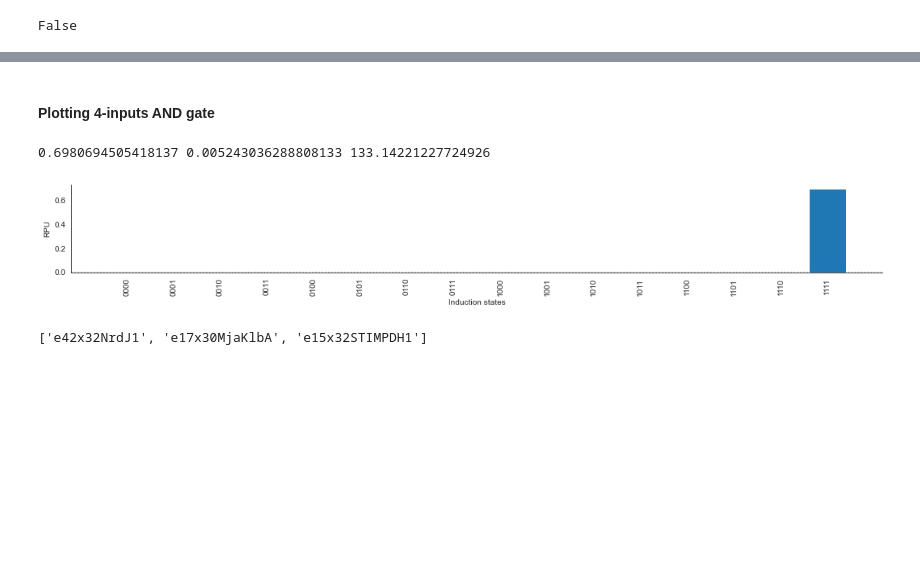
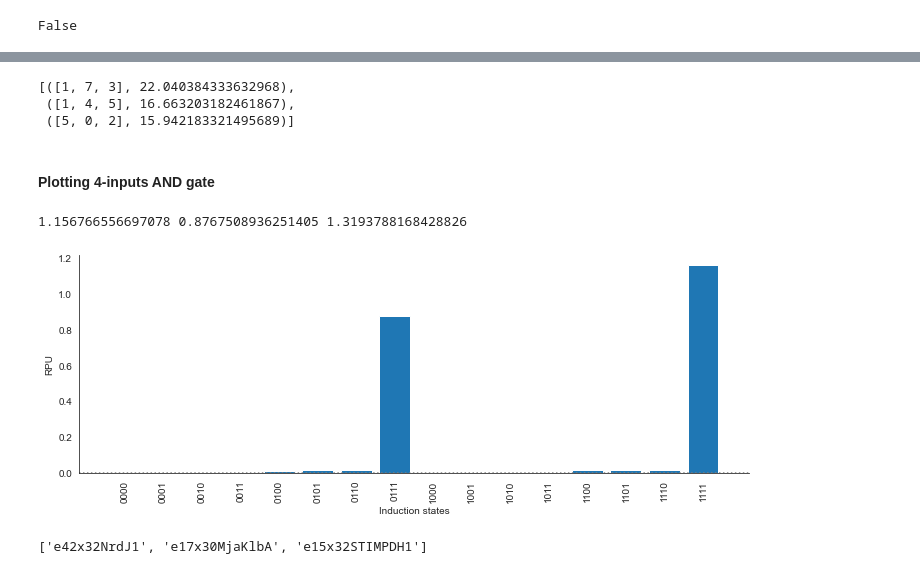
Before and after one commit to rmardian/intein-based-circuits, a Jupyter notebook: Signal Matching - Updated.ipynb, the cells around one changed output, grey strips where cells are left out. Cells and saved outputs as stored; diff of their text form; code cells hidden in the pictures; blank space fills up the shorter version.

```diff
--- a/Signal Matching - Updated.ipynb
+++ b/Signal Matching - Updated.ipynb
@@ -101,3 +101,13 @@ inducers = [
     [1.0957813643749393e-17, 1.2106667891676, 4.633309896886311, 7.370992838892073, 7.99133502045251, 8.080680676620355],
     [2.1140508404516445e-16, 0.013913767421852795, 0.04708753302668632, 0.1481921474634383, 0.38432925220642106, 0.706446628596465],
 ]
+# %%
+ara_rpu = [0.01866272721909743, 0.018662758406971503, 0.018663174328483034, 0.018669139227864114, 0.018754681366803718, 0.01998134569699118, 0.037553287271685845, 0.2855753748649402, 3.1780033414207476, 12.94761562060246, 16.501814359447273, 16.823954609817722]
+ohc14_rpu = [1.365845205649679e-12, 1.477809602543448e-08, 2.0126270200342847e-07, 2.7412100433656457e-06, 3.733535555988354e-05, 0.0005084518764194502, 0.0069138207147784935, 0.09210718741881846, 0.9665193941238823, 3.1899661887779125, 3.8382539899376513, 3.8963923018006925]
+cuma_rpu = [3.575023694350424e-27, 0.015516608586247045, 0.03350318091899451, 0.07165827267981141, 0.15026467493653695, 0.302879007101705, 0.5677451197898489, 0.9489157692128366, 1.3720392703934798, 1.7254466182928356, 1.9569898978633842, 2.085543568949304]
+ahl_rpu = [2.9144583244448006e-14, 0.016371822448534235, 0.040914484578614636, 0.10129783845740496, 0.24851484541441368, 0.5938269471580947, 1.3351050307360446, 2.6617291185039744, 4.42741186589367, 6.022366723674042, 7.0361136783311125, 7.543994698752634]
+dapg_rpu = [1.302244740421529, 1.4165373033861792, 1.6930952535547543, 2.566015230022873, 4.788813170869853, 8.30446063763264, 11.13455345004793, 12.416879362194244, 12.84666622178346, 12.97551746744394, 13.012828135465469, 13.023522460886193]
+sal_rpu = [1.8474063001429318e-17, 0.021875582902283607, 0.05062636029349429, 0.11662623217219029, 0.26586718539192944, 0.5921268964337124, 1.2555468238624077, 2.42583007362859, 4.052115564797809, 5.696489596328492, 6.902604441331279, 7.5950206097534565]
+rha_rpu = [0.1215231788079449, 0.12152431639173153, 0.12153091685855633, 0.12157581426597619, 0.12188120612820852, 0.12395814087935805, 0.13806748859324755, 0.2332006140108892, 0.8436365830294862, 3.7977990503718893, 9.345042598779557, 11.974360213828955]
+# %%
+inducers = [ara_rpu, ohc14_rpu, cuma_rpu, ahl_rpu, dapg_rpu, sal_rpu, rha_rpu]
@@ -497,0 +506,6 @@ candidates = calculate_fitness(best3)
+# %%
+best3
+# %% [output]
+[([1, 7, 3], 22.040384333632968),
+ ([1, 4, 5], 16.663203182461867),
+ ([5, 0, 2], 15.942183321495689)]
@@ -498,20 +514,22 @@ candidates = calculate_fitness(best3)
+# %%
+candidates = calculate_fitness([([5, 6, 3], 10)])
 # %% [markdown]
 #### Plotting 4-inputs AND gate
 # %%
 c = candidates[0][2]
-plt.figure(figsize=[18, 2])
+plt.figure(figsize=[12, 4])
 plt.bar(np.arange(16), c)
 plt.axhline(0, linestyle='dotted', color='gray')
 plt.ylabel('RPU')
 plt.xlabel('Induction states')
 #plt.yscale('log')
 plt.xticks(np.arange(16), [format(x, "04b") for x in np.arange(16)], rotation=90)
 #plt.xticklabels(np.arange(64), rotation=90)
 print(c[-1], np.max(c[:-1]), c[-1]/np.max(c[:-1]))
 sns.despine()
 # %% [output]
-0.6980694505418137 0.005243036288808133 133.14221227724926
+1.156766556697078 0.8767508936251405 1.3193788168428826
-[figure, old version]
+[figure, new version]
 # %%
 [gates[i] for i in candidates[0][0]]
 # %% [output]
```
Also changed, not shown: parts of 7 cells of this notebook.
